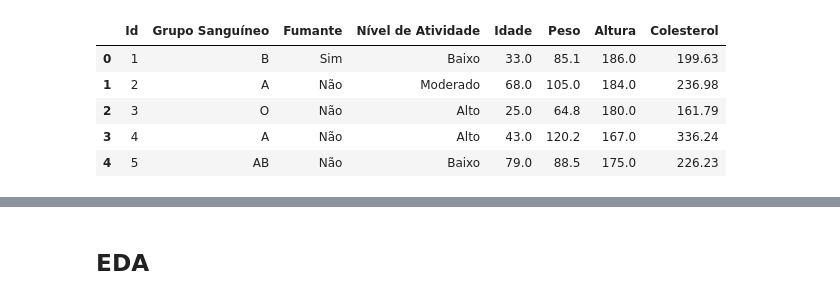
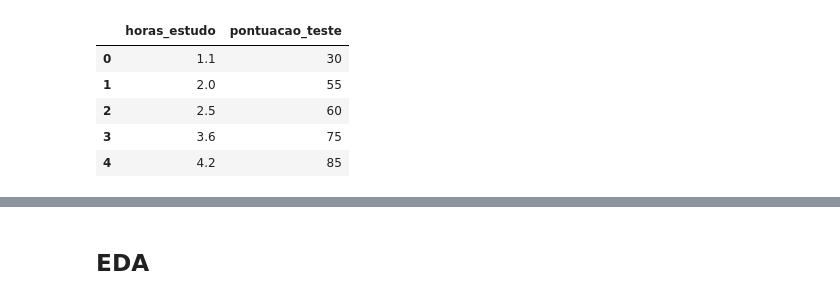
Before and after one commit to Orlandovpjunior/regressao_linear_multipla, a Jupyter notebook: model.ipynb, the cells around one changed output, grey strips where cells are left out. Drawn from its saved outputs; the diff is of its cells as text; code cells hidden in the pictures.

```diff
--- a/model.ipynb
+++ b/model.ipynb
@@ -25,0 +8,2 @@ memory usage: 62.6+ KB
+# %%
+df = pd.read_csv('dataset/pontuacao_teste.csv')
@@ -26,9 +22,9 @@ memory usage: 62.6+ KB
 # %%
-df_colesterol.head()
+df.head()
 # %% [output]
-|  | Id | Grupo Sanguíneo | Fumante | Nível de Atividade | Idade | Peso | Altura | Colesterol |
-| 0 | 1 | B | Sim | Baixo | 33.0 | 85.1 | 186.0 | 199.63 |
-| 1 | 2 | A | Não | Moderado | 68.0 | 105.0 | 184.0 | 236.98 |
-| 2 | 3 | O | Não | Alto | 25.0 | 64.8 | 180.0 | 161.79 |
-| 3 | 4 | A | Não | Alto | 43.0 | 120.2 | 167.0 | 336.24 |
-| 4 | 5 | AB | Não | Baixo | 79.0 | 88.5 | 175.0 | 226.23 |
+|  | horas_estudo | pontuacao_teste |
+| 0 | 1.1 | 30 |
+| 1 | 2.0 | 55 |
+| 2 | 2.5 | 60 |
+| 3 | 3.6 | 75 |
+| 4 | 4.2 | 85 |
```
Also changed, not shown: parts of 80 cells of this notebook, 5 other files.
